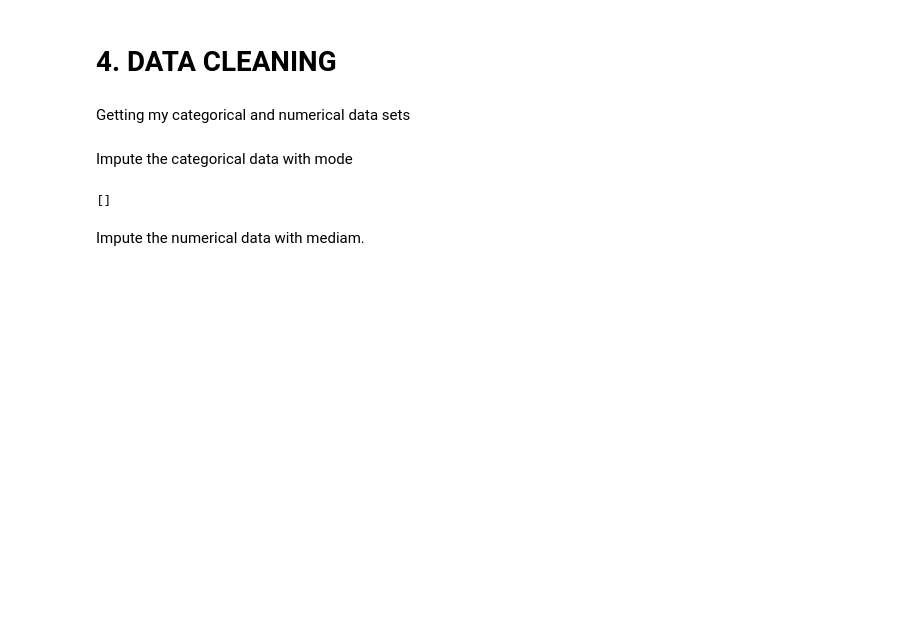
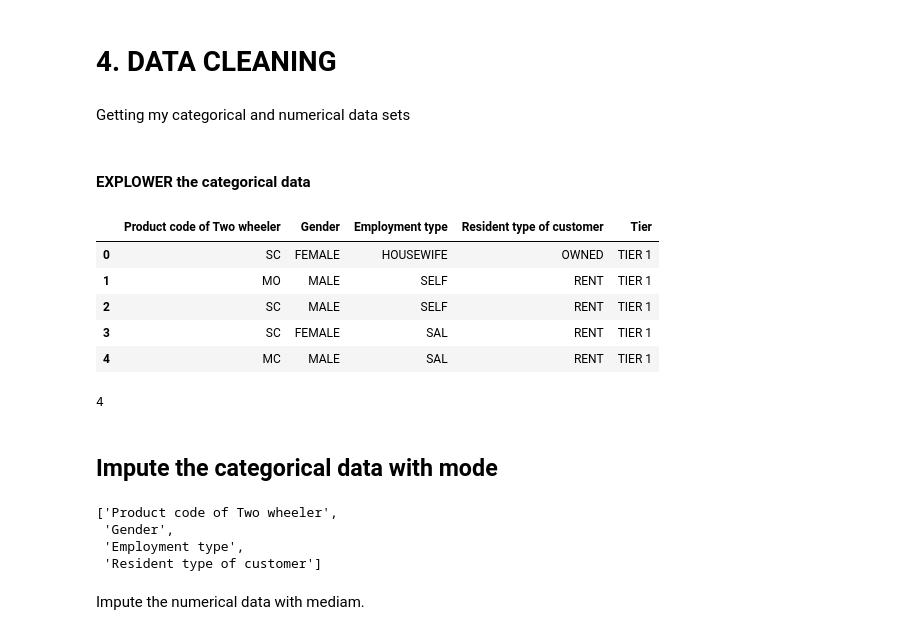
Before and after one commit to memmar1/Machine-Learning, a Jupyter notebook: Machine_Learning/03. week3_Project/Credit_risk_modeling.ipynb, the cells around one changed output. Drawn from its saved outputs; the diff is of its cells as text; code cells hidden in the pictures; blank space fills up the shorter version.

```diff
--- a/Machine_Learning/03. week3_Project/Credit_risk_modeling.ipynb
+++ b/Machine_Learning/03. week3_Project/Credit_risk_modeling.ipynb
@@ -169,6 +225,14 @@ Name: count, dtype: int64
 The data set is imbalanced as defualters are significanltly less than 5% of the total data.
 # %% [markdown]
 # 4. DATA CLEANING
+# %%
+#Dropping coloumns with more than 50% missingness, Aand customer ID
+dropped=['Time since first consumer durables loan taken (in months)','Time since last Personal loan taken (in months)',
+'Max amount sanctioned in the Live loans','Total sanctioned amount in the secured Loans which are Live',
+'Total sanctioned amount in the unsecured Loans which are Live',
+'Customer ID',"Date of birth"]
+
+Loan_renamed.drop(dropped,axis=1,inplace=True)
 # %%
 data = Loan_renamed.copy()
 # %% [markdown]
@@ -176,12 +240,30 @@ Getting my categorical and numerical data sets
 # %%
 categorical = data.select_dtypes(include=['object'])
 numerical = data.select_dtypes(include=['float','int'])
+# %% [markdown]
+#### EXPLOWER the categorical data
+# %%
+categorical.head()
+# %% [output]
+|  | Product code of Two wheeler | Gender | Employment type | Resident type of customer | Tier |
+| 0 | SC | FEMALE | HOUSEWIFE | OWNED | TIER 1 |
+| 1 | MO | MALE | SELF | RENT | TIER 1 |
+| 2 | SC | MALE | SELF | RENT | TIER 1 |
+| 3 | SC | FEMALE | SAL | RENT | TIER 1 |
+| 4 | MC | MALE | SAL | RENT | TIER 1 |
+# %%
+categorical["Tier"].nunique()
+# %% [output]
+4
 # %% [markdown]
-Impute the categorical data with mode
+## Impute the categorical data with mode
 # %%
 categorical.columns[categorical.isnull().any()].tolist()
 # %% [output]
-[]
+['Product code of Two wheeler',
+ 'Gender',
+ 'Employment type',
+ 'Resident type of customer']
 # %%
 # Calculate mode for each feature in categorical.
 mode_values = categorical.mode().iloc[0]
```
Also changed, not shown: parts of 57 cells of this notebook.
